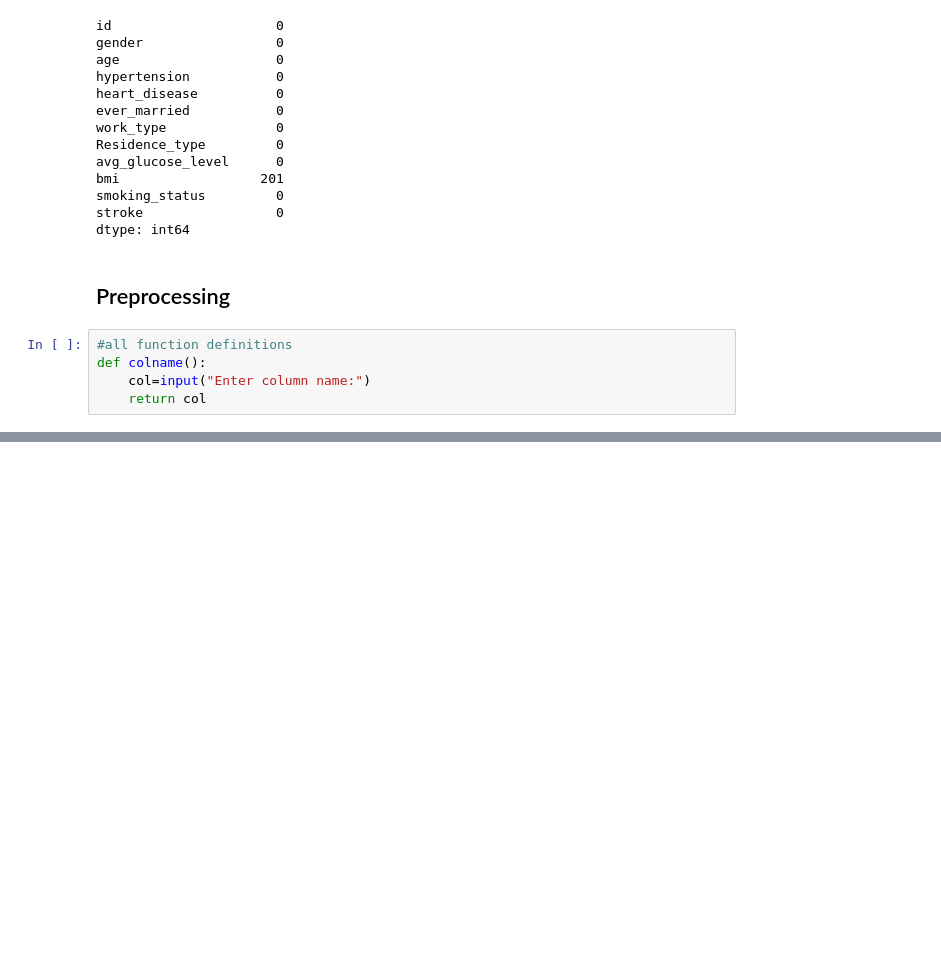
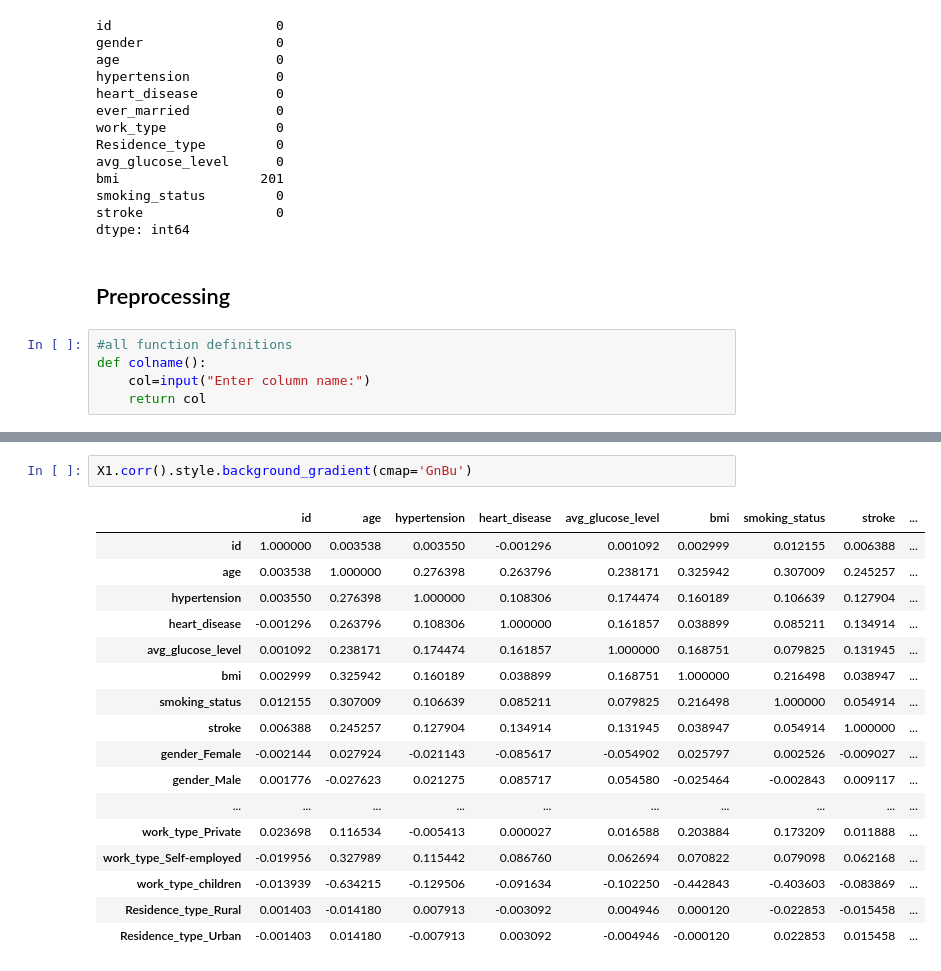
Before and after one commit to 123krish123456/Automated-Data-Analysis, a Jupyter notebook: Main.ipynb, the cells around one changed output, grey strips where cells are left out. Cells and saved outputs as stored; diff of their text form; blank space fills up the shorter version.

```diff
--- a/Main.ipynb
+++ b/Main.ipynb
@@ -167,0 +216,20 @@ df.head()
+# %%
+X1.corr().style.background_gradient(cmap='GnBu')
+# %% [output]
+|  | id | age | hypertension | heart_disease | avg_glucose_level | bmi | smoking_status | stroke | ... |
+| id | 1.000000 | 0.003538 | 0.003550 | -0.001296 | 0.001092 | 0.002999 | 0.012155 | 0.006388 | ... |
+| age | 0.003538 | 1.000000 | 0.276398 | 0.263796 | 0.238171 | 0.325942 | 0.307009 | 0.245257 | ... |
+| hypertension | 0.003550 | 0.276398 | 1.000000 | 0.108306 | 0.174474 | 0.160189 | 0.106639 | 0.127904 | ... |
+| heart_disease | -0.001296 | 0.263796 | 0.108306 | 1.000000 | 0.161857 | 0.038899 | 0.085211 | 0.134914 | ... |
+| avg_glucose_level | 0.001092 | 0.238171 | 0.174474 | 0.161857 | 1.000000 | 0.168751 | 0.079825 | 0.131945 | ... |
+| bmi | 0.002999 | 0.325942 | 0.160189 | 0.038899 | 0.168751 | 1.000000 | 0.216498 | 0.038947 | ... |
+| smoking_status | 0.012155 | 0.307009 | 0.106639 | 0.085211 | 0.079825 | 0.216498 | 1.000000 | 0.054914 | ... |
+| stroke | 0.006388 | 0.245257 | 0.127904 | 0.134914 | 0.131945 | 0.038947 | 0.054914 | 1.000000 | ... |
+| gender_Female | -0.002144 | 0.027924 | -0.021143 | -0.085617 | -0.054902 | 0.025797 | 0.002526 | -0.009027 | ... |
+| gender_Male | 0.001776 | -0.027623 | 0.021275 | 0.085717 | 0.054580 | -0.025464 | -0.002843 | 0.009117 | ... |
+| ... | ... | ... | ... | ... | ... | ... | ... | ... | ... |
+| work_type_Private | 0.023698 | 0.116534 | -0.005413 | 0.000027 | 0.016588 | 0.203884 | 0.173209 | 0.011888 | ... |
+| work_type_Self-employed | -0.019956 | 0.327989 | 0.115442 | 0.086760 | 0.062694 | 0.070822 | 0.079098 | 0.062168 | ... |
+| work_type_children | -0.013939 | -0.634215 | -0.129506 | -0.091634 | -0.102250 | -0.442843 | -0.403603 | -0.083869 | ... |
+| Residence_type_Rural | 0.001403 | -0.014180 | 0.007913 | -0.003092 | 0.004946 | 0.000120 | -0.022853 | -0.015458 | ... |
+| Residence_type_Urban | -0.001403 | 0.014180 | -0.007913 | 0.003092 | -0.004946 | -0.000120 | 0.022853 | 0.015458 | ... |
```
Also changed, not shown: parts of 15 cells of this notebook.
